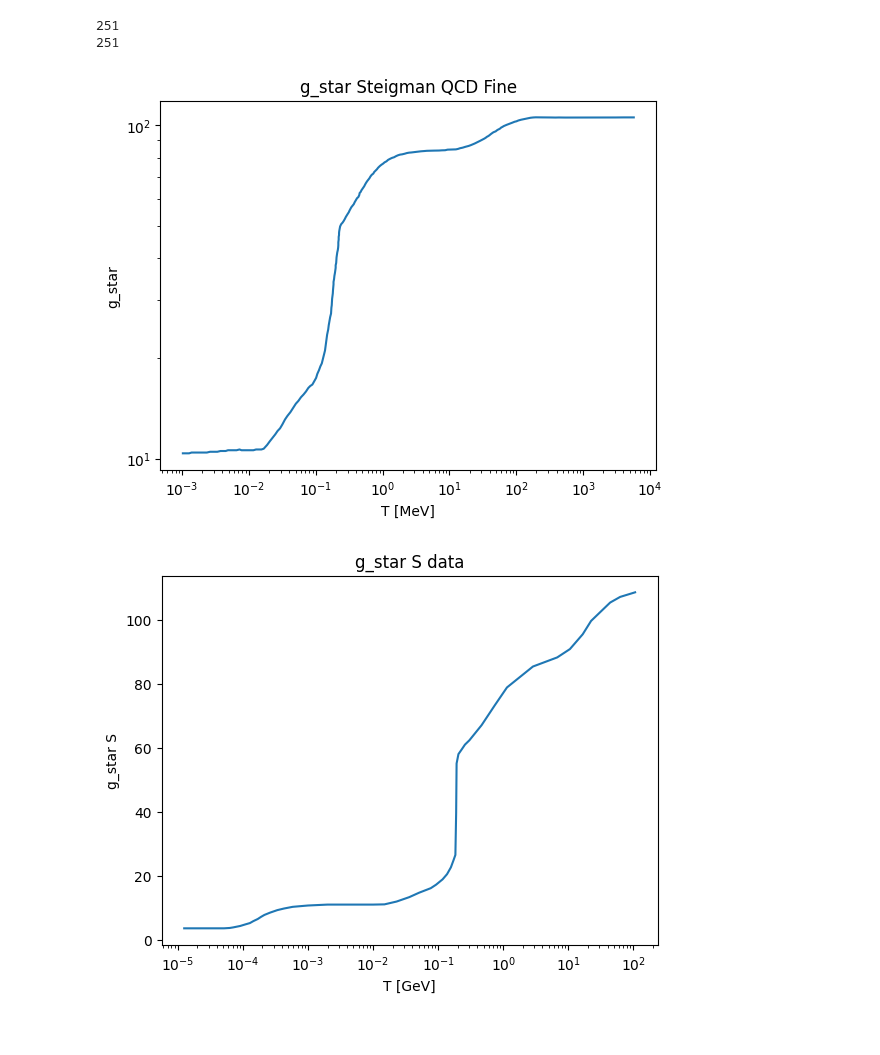
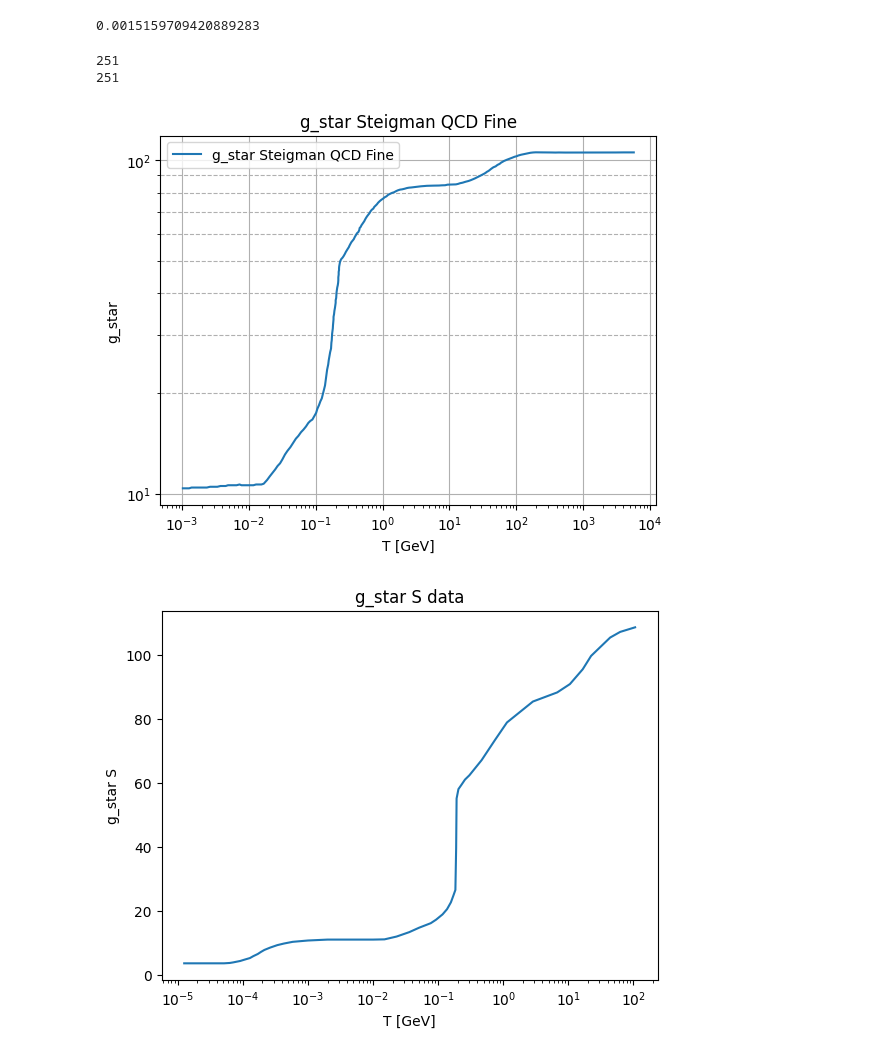
Before and after one commit to nico0407/DM-freeze-out, a Jupyter notebook: g_star.ipynb, the cells around one changed output. Drawn from its saved outputs; the diff is of its cells as text; code cells hidden in the pictures.

```diff
--- a/g_star.ipynb
+++ b/g_star.ipynb
@@ -44,6 +44,10 @@ array([ 10.39106145,  10.39106145,  10.39106145,  10.44692737,
        105.47486034, 105.47486034, 105.47486034, 105.47486034,
        105.53072626, 105.53072626, 105.53072626, 105.53072626,
        105.53072626, 105.53072626, 105.53072626])
+# %%
+X[4]
+# %% [output]
+0.0015159709420889283
 # %%
 print(len(X))
 print(len(X))
@@ -53,11 +57,14 @@ print(len(X))
 # %%
 plt.plot(X, Y, label='g_star Steigman QCD Fine')
 plt.title('g_star Steigman QCD Fine')
 plt.xlabel('T [GeV]')
 plt.ylabel('g_star')
 plt.xscale('log')
 plt.yscale('log')
+plt.legend()
+plt.grid(which='major')
+plt.grid(which='minor', axis='y',linestyle='--')
 plt.show()
 # %% [output]
-[figure, old version]
+[figure, new version]
 # %%
```
Also changed, not shown: parts of 15 cells of this notebook.
